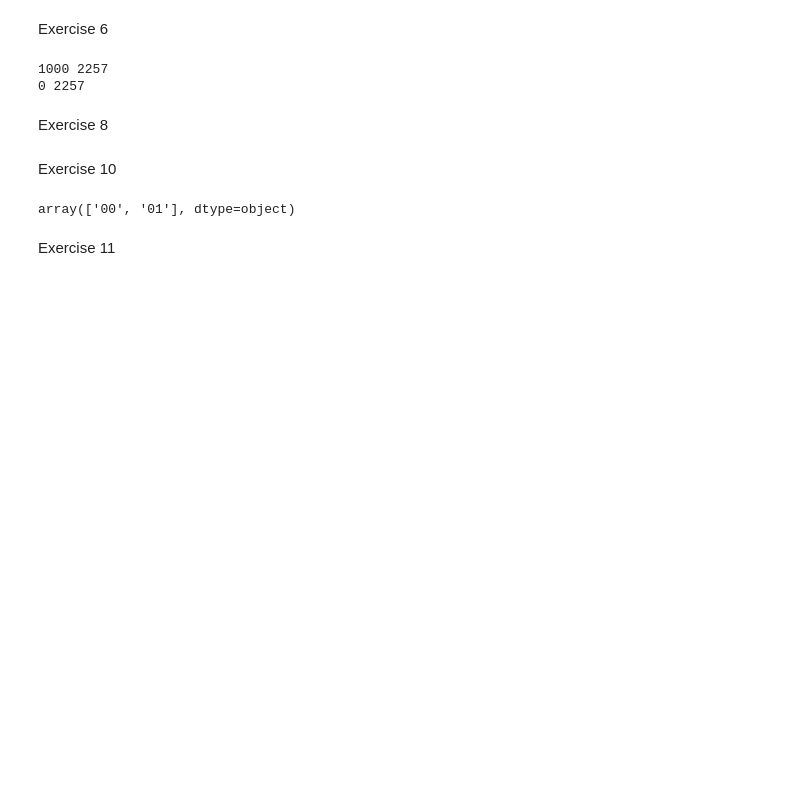
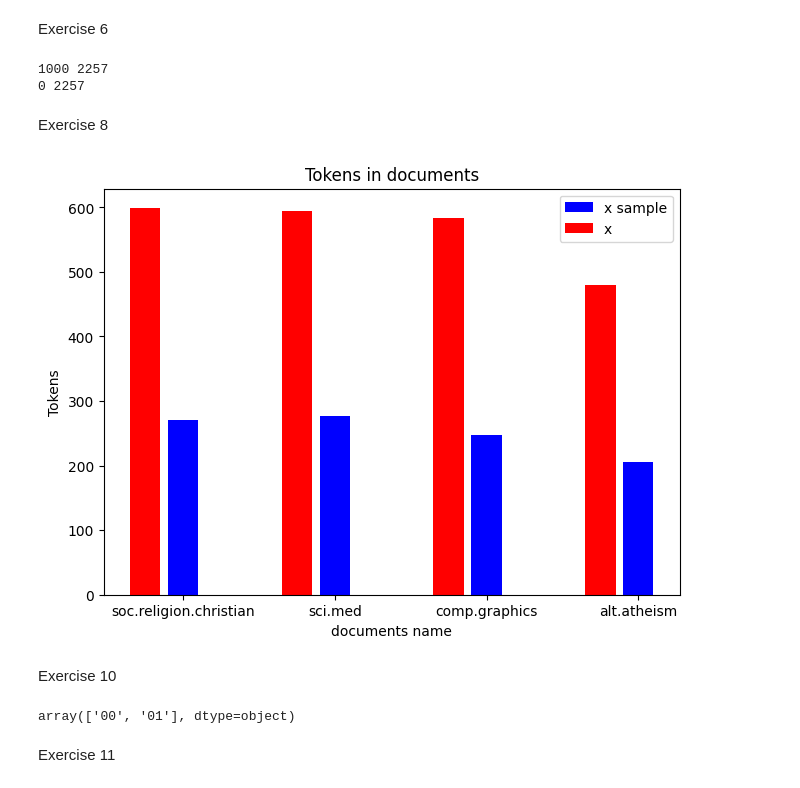
Before and after one commit to HuiXillya/DM2023-Lab1-Master, a Jupyter notebook: Homework/DM2023-Lab1-Homework.ipynb, the cells around one changed output. Drawn from its saved outputs; the diff is of its cells as text; code cells hidden in the pictures; blank space fills up the shorter version.

```diff
--- a/Homework/DM2023-Lab1-Homework.ipynb
+++ b/Homework/DM2023-Lab1-Homework.ipynb
@@ -90,6 +90,29 @@ X_sample = X.sample(n=1000,random_state=42) #random state
 0 2257
 # %% [markdown]
 Exercise 8
+# %%
+import seaborn as sns
+import matplotlib.pyplot as plt
+%matplotlib inline
+categories = [ 'soc.religion.christian', 'sci.med','comp.graphics', 'alt.atheism']
+t = X_sample.category_name.value_counts()
+vals = [t['soc.religion.christian'],t['sci.med'],t['comp.graphics'],t['alt.atheism']]
+fig, ax = plt.subplots(layout='constrained')
+t2 = X.category_name.value_counts()
+br1 = np.arange(len(categories))
+barWidth = 0.25
+br2 = [x + barWidth for x in br1]
+vals2 = [t2['soc.religion.christian'],t2['sci.med'],t2['comp.graphics'],t2['alt.atheism']]
+plt.bar(br2,vals,color='b',width=0.2, label ='x sample')
+plt.bar(br1,vals2,color='r',width=0.2,label ='x ')
+plt.xlabel("documents name")
+plt.ylabel("Tokens")
+plt.xticks([r + barWidth for r in range(len(categories))], categories)
+plt.title("Tokens in documents")
+plt.legend()
+plt.show()
+# %% [output]
+[figure, added]
 # %% [markdown]
 Exercise 10
 # %%
```
Also changed, not shown: parts of 2 cells of this notebook.
